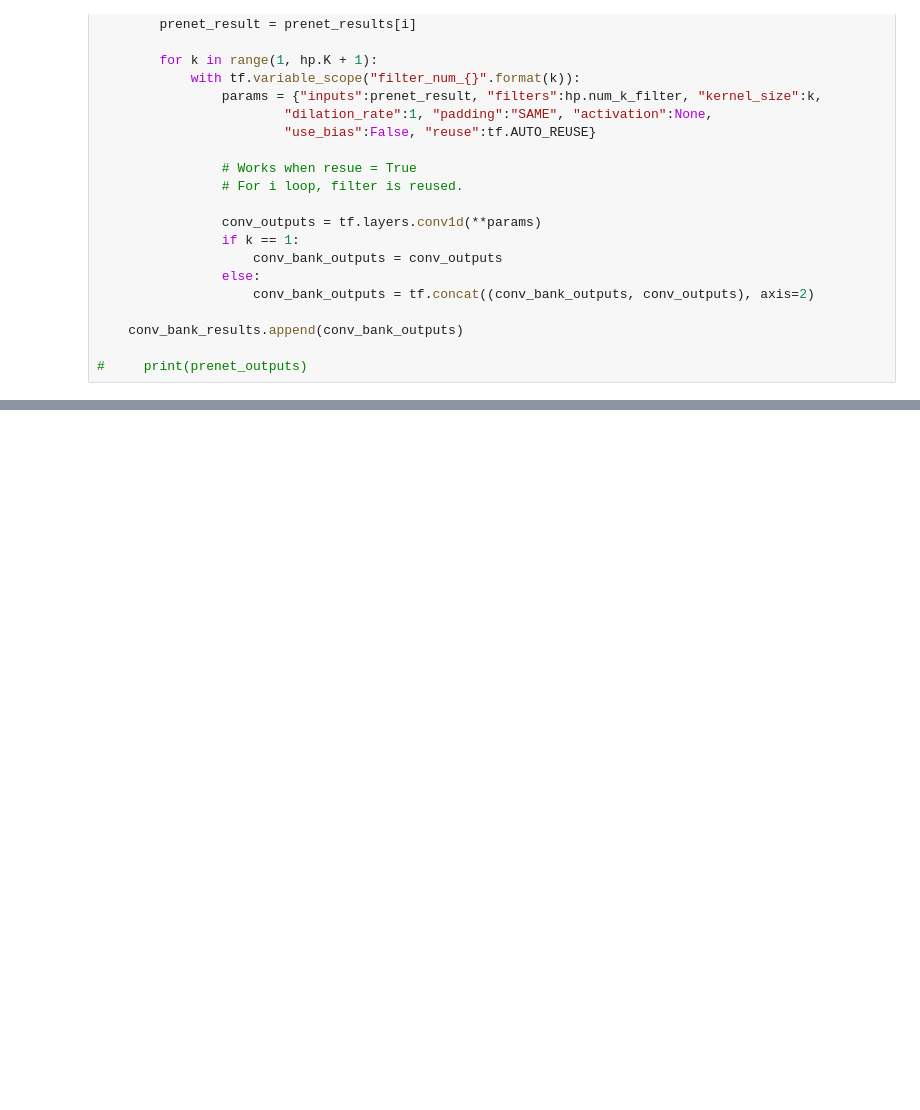
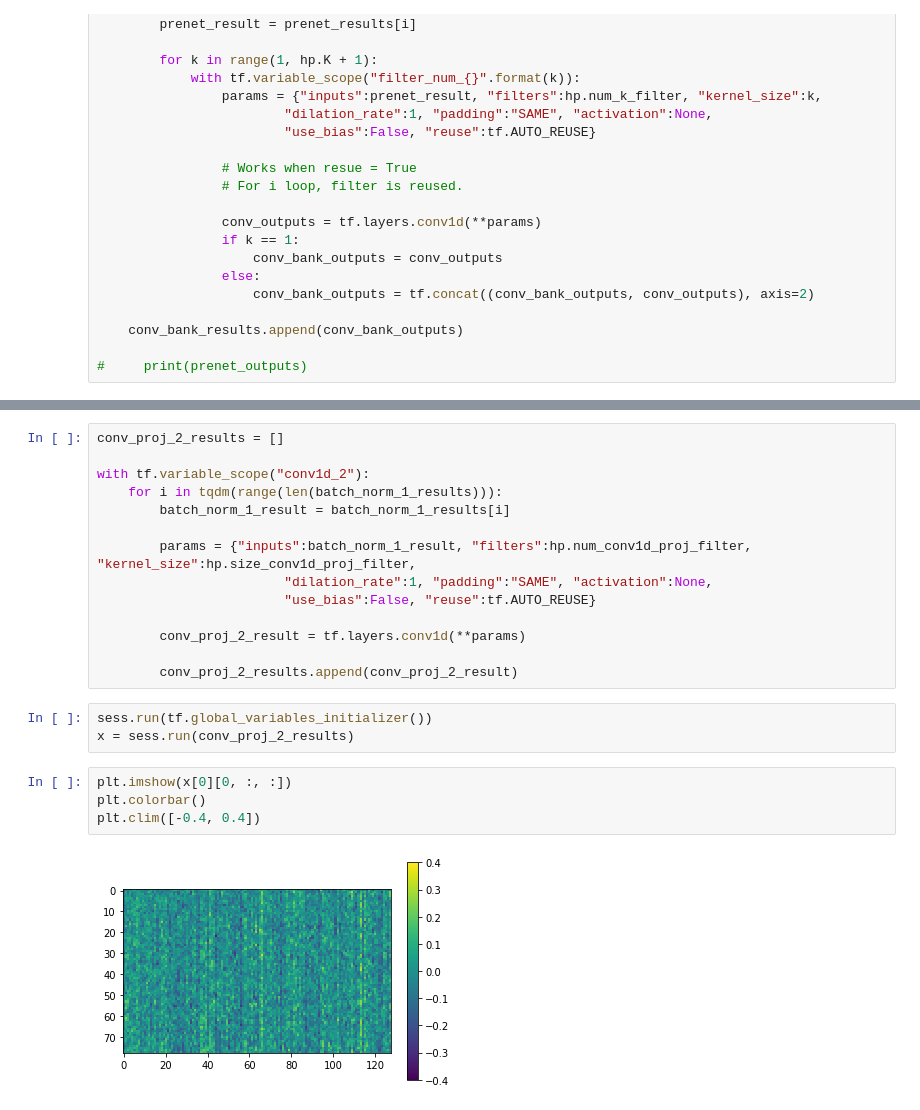
Before and after one commit to Joovvhan/tacotron-korean, a Jupyter notebook: src/main.ipynb, the cells around one changed output, grey strips where cells are left out. Drawn from its saved outputs; the diff is of its cells as text; blank space fills up the shorter version.

```diff
--- a/src/main.ipynb
+++ b/src/main.ipynb
@@ -208,0 +415,23 @@ sess.run(conv_bank_results)
+# %%
+conv_proj_2_results = []
+
+with tf.variable_scope("conv1d_2"):
+    for i in tqdm(range(len(batch_norm_1_results))):
+        batch_norm_1_result = batch_norm_1_results[i]
+
+        params = {"inputs":batch_norm_1_result, "filters":hp.num_conv1d_proj_filter, "kernel_size":hp.size_conv1d_proj_filter,
+                        "dilation_rate":1, "padding":"SAME", "activation":None,
+                        "use_bias":False, "reuse":tf.AUTO_REUSE}
+
+        conv_proj_2_result = tf.layers.conv1d(**params)
+
+        conv_proj_2_results.append(conv_proj_2_result)
+# %%
+sess.run(tf.global_variables_initializer())
+x = sess.run(conv_proj_2_results)
+# %%
+plt.imshow(x[0][0, :, :])
+plt.colorbar()
+plt.clim([-0.4, 0.4])
+# %% [output]
+[figure, added]
```
Also changed, not shown: parts of 71 cells of this notebook, 1 other file.
